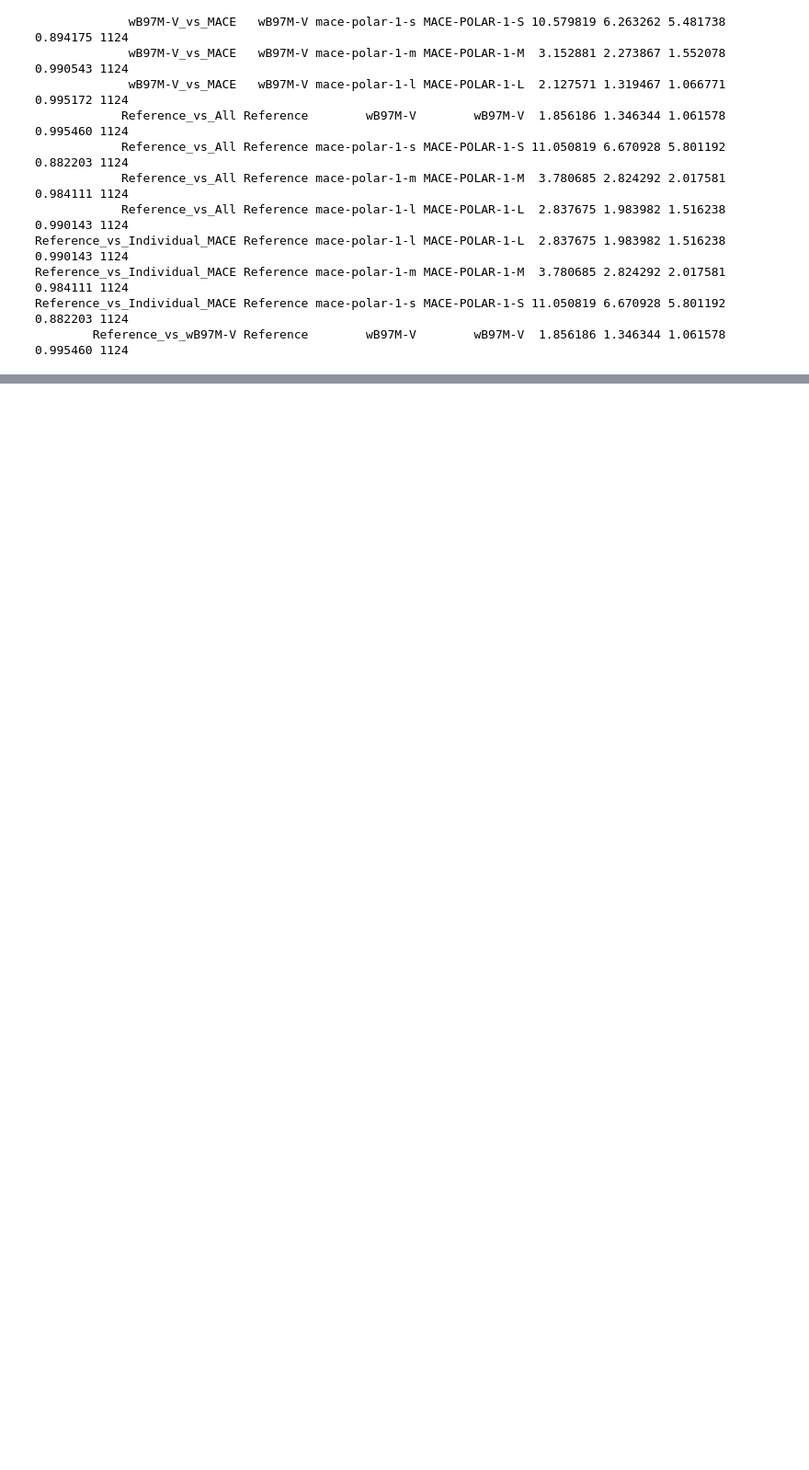
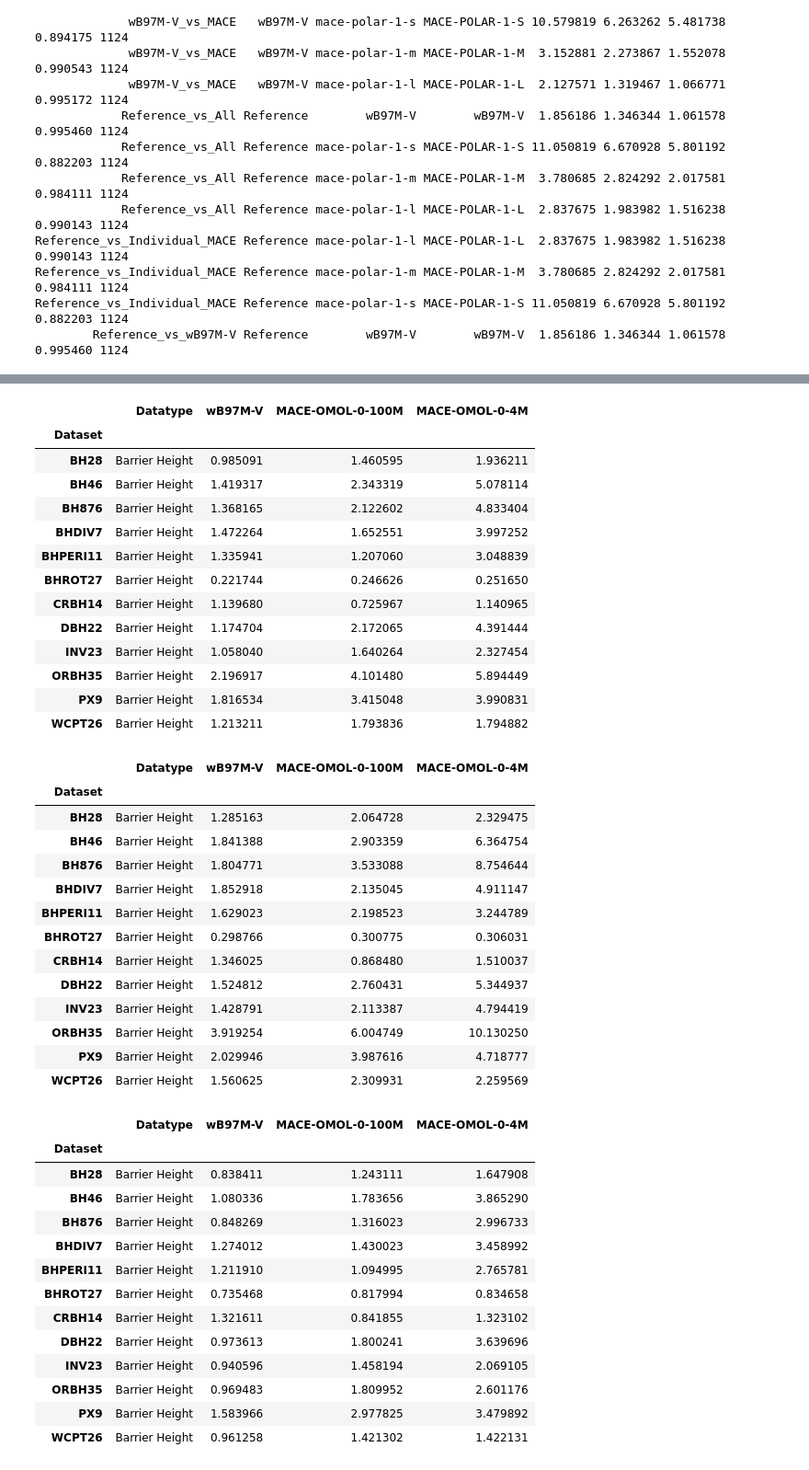
Before and after one commit to ar19schem-del/Accurate-Prediction-of-Molecular-Properties-with-Polarisable-MACE, a Jupyter notebook: Analysis/Barrier Height Datatype_MACE POLAR_Calculations.ipynb, the cells around one changed output, grey strips where cells are left out. Shown at 92% size. Drawn from its saved outputs; the diff is of its cells as text; code cells hidden in the pictures; blank space fills up the shorter version.

```diff
--- a/Analysis/Barrier Height Datatype_MACE POLAR_Calculations.ipynb
+++ b/Analysis/Barrier Height Datatype_MACE POLAR_Calculations.ipynb
@@ -897,0 +2636,73 @@ Reference_vs_Individual_MACE Reference mace-polar-1-s MACE-POLAR-1-S 11.050819 6
+# %%
+# ---------------- Per-dataset MAE, RMSE, MRE ----------------
+model_cols = ["wB97M-V", *MODELS.keys()]
+err = results_df[model_cols].sub(results_df["Reference"], axis=0)
+groups = results_df["Dataset"]
+
+mae = err.abs().groupby(groups).mean().reindex(bh_sets)
+rmse = err.pow(2).groupby(groups).mean().pow(0.5).reindex(bh_sets)
+mre = mae.div(standard.reindex(bh_sets), axis=0)   # Barrier Height metric = MAE
+
+def save_metric(df, filename):
+    df = df.copy()
+    df.insert(0, "Datatype", DATATYPE)
+    df.index.name = "Dataset"
+    df.to_csv(OUT/filename)
+    return df
+
+mae_per_set = save_metric(
+    mae, "Errors_per_set_MAE_MACE_OMOL_Datatype_Barrier_Height_ALL2.csv"
+)
+rmse_per_set = save_metric(
+    rmse, "Errors_per_set_RMSE_MACE_OMOL_Datatype_Barrier_Height_ALL2.csv"
+)
+mre_per_set = save_metric(
+    mre, "Relative_metric_per_set_MACE_OMOL_Datatype_Barrier_Height_ALL2.csv"
+)
+
+display(mae_per_set)
+display(rmse_per_set)
+display(mre_per_set)
+# %% [output]
+|  | Datatype | wB97M-V | MACE-OMOL-0-100M | MACE-OMOL-0-4M |
+| Dataset |  |  |  |  |
+| BH28 | Barrier Height | 0.985091 | 1.460595 | 1.936211 |
+| BH46 | Barrier Height | 1.419317 | 2.343319 | 5.078114 |
+| BH876 | Barrier Height | 1.368165 | 2.122602 | 4.833404 |
+| BHDIV7 | Barrier Height | 1.472264 | 1.652551 | 3.997252 |
+| BHPERI11 | Barrier Height | 1.335941 | 1.207060 | 3.048839 |
+| BHROT27 | Barrier Height | 0.221744 | 0.246626 | 0.251650 |
+| CRBH14 | Barrier Height | 1.139680 | 0.725967 | 1.140965 |
+| DBH22 | Barrier Height | 1.174704 | 2.172065 | 4.391444 |
+| INV23 | Barrier Height | 1.058040 | 1.640264 | 2.327454 |
+| ORBH35 | Barrier Height | 2.196917 | 4.101480 | 5.894449 |
+| PX9 | Barrier Height | 1.816534 | 3.415048 | 3.990831 |
+| WCPT26 | Barrier Height | 1.213211 | 1.793836 | 1.794882 |
+|  | Datatype | wB97M-V | MACE-OMOL-0-100M | MACE-OMOL-0-4M |
+| Dataset |  |  |  |  |
+| BH28 | Barrier Height | 1.285163 | 2.064728 | 2.329475 |
+| BH46 | Barrier Height | 1.841388 | 2.903359 | 6.364754 |
+| BH876 | Barrier Height | 1.804771 | 3.533088 | 8.754644 |
+| BHDIV7 | Barrier Height | 1.852918 | 2.135045 | 4.911147 |
+| BHPERI11 | Barrier Height | 1.629023 | 2.198523 | 3.244789 |
+| BHROT27 | Barrier Height | 0.298766 | 0.300775 | 0.306031 |
+| CRBH14 | Barrier Height | 1.346025 | 0.868480 | 1.510037 |
+| DBH22 | Barrier Height | 1.524812 | 2.760431 | 5.344937 |
+| INV23 | Barrier Height | 1.428791 | 2.113387 | 4.794419 |
+| ORBH35 | Barrier Height | 3.919254 | 6.004749 | 10.130250 |
+| PX9 | Barrier Height | 2.029946 | 3.987616 | 4.718777 |
+| WCPT26 | Barrier Height | 1.560625 | 2.309931 | 2.259569 |
+|  | Datatype | wB97M-V | MACE-OMOL-0-100M | MACE-OMOL-0-4M |
+| Dataset |  |  |  |  |
+| BH28 | Barrier Height | 0.838411 | 1.243111 | 1.647908 |
+| BH46 | Barrier Height | 1.080336 | 1.783656 | 3.865290 |
+| BH876 | Barrier Height | 0.848269 | 1.316023 | 2.996733 |
+| BHDIV7 | Barrier Height | 1.274012 | 1.430023 | 3.458992 |
+| BHPERI11 | Barrier Height | 1.211910 | 1.094995 | 2.765781 |
+| BHROT27 | Barrier Height | 0.735468 | 0.817994 | 0.834658 |
+| CRBH14 | Barrier Height | 1.321611 | 0.841855 | 1.323102 |
+| DBH22 | Barrier Height | 0.973613 | 1.800241 | 3.639696 |
+| INV23 | Barrier Height | 0.940596 | 1.458194 | 2.069105 |
+| ORBH35 | Barrier Height | 0.969483 | 1.809952 | 2.601176 |
+| PX9 | Barrier Height | 1.583966 | 2.977825 | 3.479892 |
+| WCPT26 | Barrier Height | 0.961258 | 1.421302 | 1.422131 |
```
Also changed, not shown: parts of 8 cells of this notebook, 53 other files.
